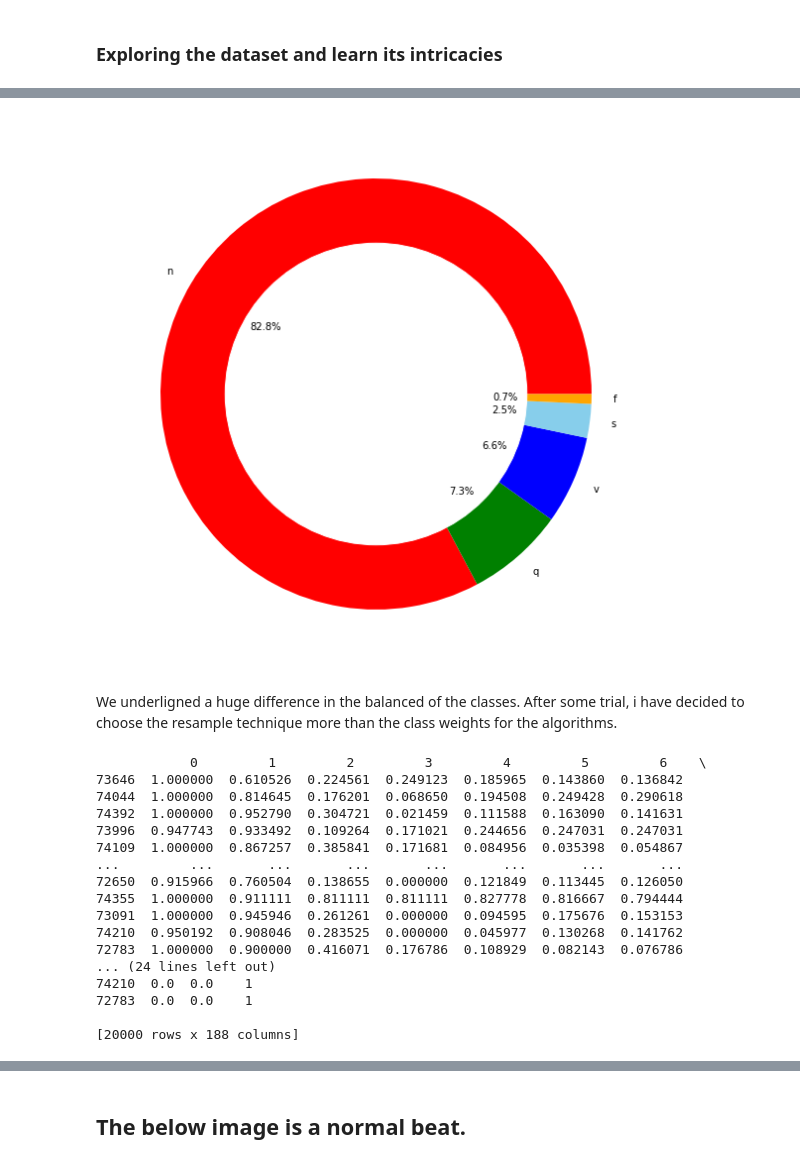
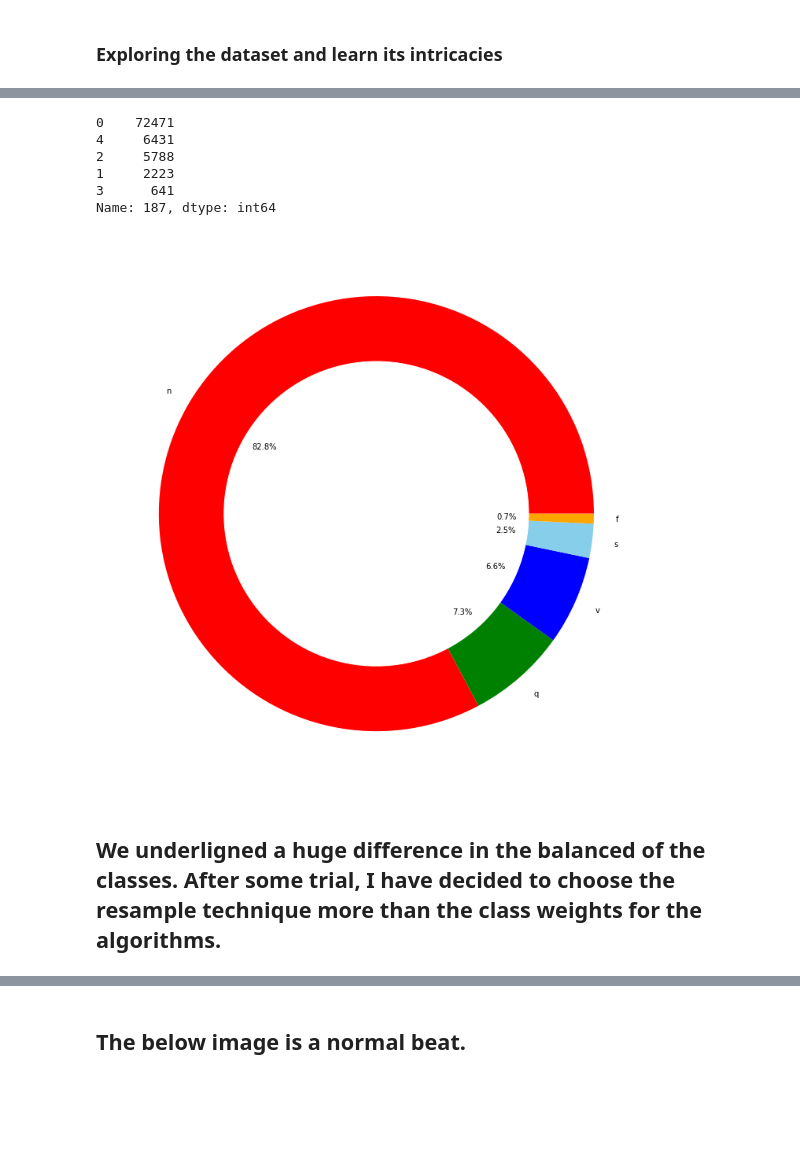
Before and after one commit to Energy-Optimization-for-ECG-wearables/Heartbeat_classification, a Jupyter notebook: arrhythmia-on-ecg-classification-using-cnn.ipynb, the cells around one changed output, grey strips where cells are left out. Cells and saved outputs as stored; diff of their text form; code cells hidden in the pictures; blank space fills up the shorter version.

```diff
--- a/arrhythmia-on-ecg-classification-using-cnn.ipynb
+++ b/arrhythmia-on-ecg-classification-using-cnn.ipynb
@@ -90,48 +183,36 @@ Name: 187, dtype: int64
+# %%
+'''
+cast to type int, and check the distribution of the classes.
+We see that the data is imbalanced, and we will need to account for this in our training.
+'''
+train_df[187] = train_df[187].astype(int)
+
+'''
+Return a Series containing counts of unique values.
+# The resulting object will be in descending order so that the first element is the most frequently-occurring element.
+# Excludes NA values by default.
+'''
+equilibre = train_df[187].value_counts()
+
+print(equilibre)  # ['N': 0, 'S': 1, 'V': 2, 'F': 3, 'Q': 4]
+# %% [output]
+0    72471
+4     6431
+2     5788
+1     2223
+3      641
+Name: 187, dtype: int64
 # %%
-plt.figure(figsize=(20,10)) # parameters of the figure
-my_circle=plt.Circle( (0,0), 0.7, color='white')
-plt.pie(equilibre, labels=['n','q','v','s','f'], colors=['red','green','blue','skyblue','orange'],autopct='%1.1f%%') # Plotting the labels in a pie chart
-p=plt.gcf()
+plt.figure(figsize=(20, 10))  # parameters of the figure
+my_circle = plt.Circle((0, 0), 0.7, color='white')
+plt.pie(equilibre, labels=['n', 'q', 'v', 's', 'f'], colors=[
+        'red', 'green', 'blue', 'skyblue', 'orange'], autopct='%1.1f%%')  # Plotting the labels in a pie chart
+p = plt.gcf()
 p.gca().add_artist(my_circle)
+plt.savefig("Classes_5", dpi=300)
+plt.tight_layout()
 plt.show()
 # %% [output]
-[figure, old version]
+[figure, new version]
 # %% [markdown]
-We underligned a huge difference in the balanced of the classes. After some trial, i have decided to choose the resample technique more than the class weights for the algorithms.
+## We underligned a huge difference in the balanced of the classes. After some trial, I have decided to choose the resample technique more than the class weights for the algorithms.
-# %%
-from sklearn.utils import resample
-
-# train_df[187] represents the result from one of the classes: ['N': 0, 'S': 1, 'V': 2, 'F': 3, 'Q': 4]
-print(train_df[train_df[187] == 1])
-
-df_1 = train_df[train_df[187] == 1]
-df_2 = train_df[train_df[187] == 2]
-df_3 = train_df[train_df[187] == 3]
-df_4 = train_df[train_df[187] == 4]
-df_0 = (train_df[train_df[187] == 0]).sample(n=20000,random_state=42)
-
-
-df_1_upsample = resample(df_1,replace=True,n_samples=20000,random_state=123)
-df_2_upsample = resample(df_2,replace=True,n_samples=20000,random_state=124)
-df_3_upsample = resample(df_3,replace=True,n_samples=20000,random_state=125)
-df_4_upsample = resample(df_4,replace=True,n_samples=20000,random_state=126)
-
-train_df=pd.concat([df_0,df_1_upsample,df_2_upsample,df_3_upsample,df_4_upsample])
-# %% [output]
-            0         1         2         3         4         5         6    \
-73646  1.000000  0.610526  0.224561  0.249123  0.185965  0.143860  0.136842
-74044  1.000000  0.814645  0.176201  0.068650  0.194508  0.249428  0.290618
-74392  1.000000  0.952790  0.304721  0.021459  0.111588  0.163090  0.141631
-73996  0.947743  0.933492  0.109264  0.171021  0.244656  0.247031  0.247031
-74109  1.000000  0.867257  0.385841  0.171681  0.084956  0.035398  0.054867
-...         ...       ...       ...       ...       ...       ...       ...
-72650  0.915966  0.760504  0.138655  0.000000  0.121849  0.113445  0.126050
-74355  1.000000  0.911111  0.811111  0.811111  0.827778  0.816667  0.794444
-73091  1.000000  0.945946  0.261261  0.000000  0.094595  0.175676  0.153153
-74210  0.950192  0.908046  0.283525  0.000000  0.045977  0.130268  0.141762
-72783  1.000000  0.900000  0.416071  0.176786  0.108929  0.082143  0.076786
-... (24 lines left out)
-74210  0.0  0.0    1
-72783  0.0  0.0    1
-
-[20000 rows x 188 columns]
```
Also changed, not shown: parts of 60 cells of this notebook.
